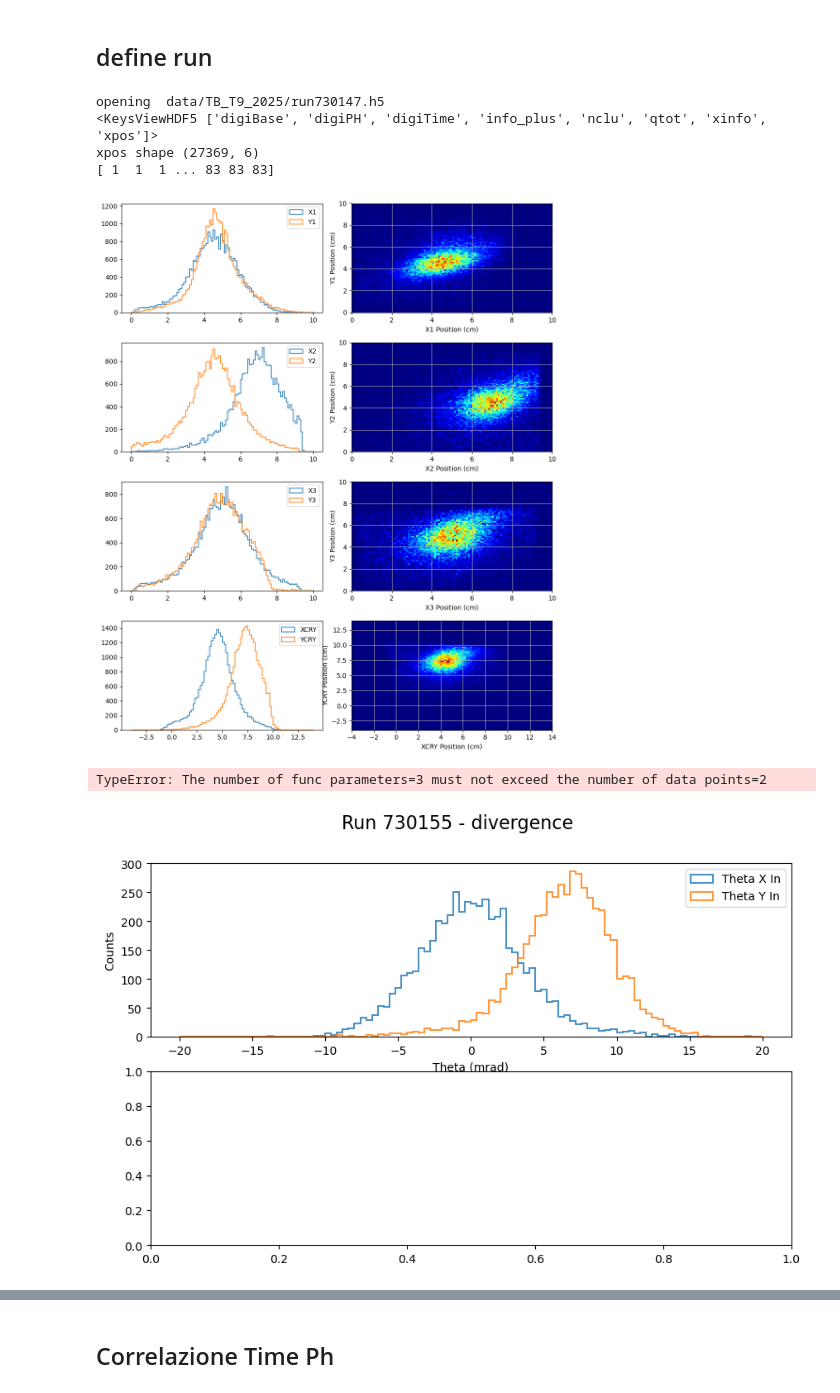
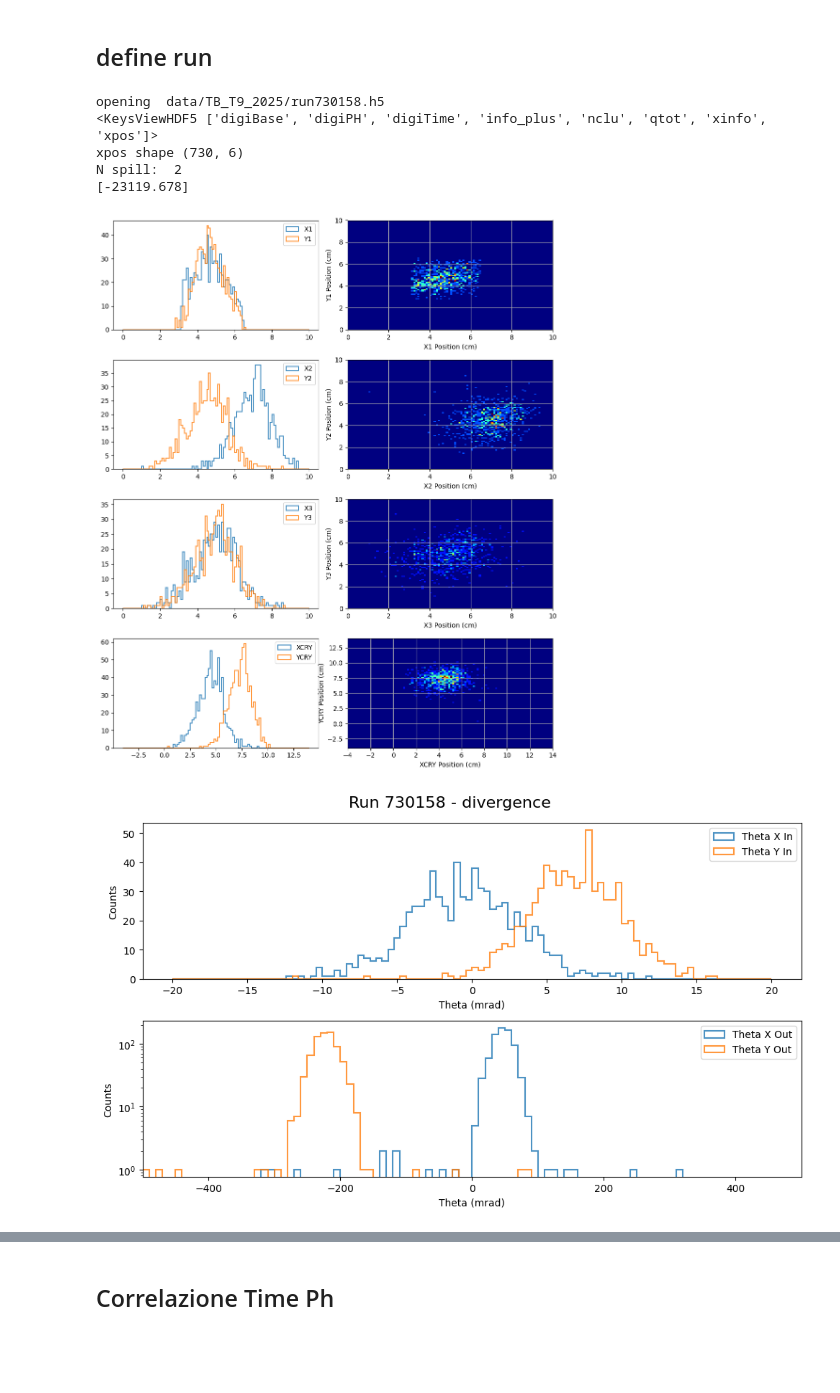
Before and after one commit to Ncanale/eplusBOOST_2025_T9, a Jupyter notebook: check_signal_epBOOST.ipynb, the cells around one changed output, grey strips where cells are left out. Cells and saved outputs as stored; diff of their text form; code cells hidden in the pictures; blank space fills up the shorter version.

```diff
--- a/check_signal_epBOOST.ipynb
+++ b/check_signal_epBOOST.ipynb
@@ -22,7 +22,7 @@ def get_theta_angles(x1, y1, x2, y2, d):
 # %% [markdown]
 ## define run
 # %%
-run_number = 730156
+run_number = 730158
 
 d12 = 330 ## cm
 d23 = 66.8
@@ -49,6 +49,7 @@ tmis =[]
 qtots =[]
 nclus = []
 info_pluss =[]
+xinfos =[]
 with h5py.File(data_path, 'r', libver='latest', swmr=True) as hf:
     print(hf.keys())
     hf["xpos"].shape
@@ -59,6 +60,7 @@ with h5py.File(data_path, 'r', libver='latest', swmr=True) as hf:
     qtots.append(np.array(hf['qtot'])) # from 24
     nclus.append(np.array(hf['nclu'])) # from 24
     info_pluss.append(np.array(hf['info_plus']))
+    xinfos.append(np.array(hf['xinfo']))
     #for k in hf.keys():
     #    comand = f'{k} = np.array(hf["{k}"])'
         # print(comand)
@@ -69,7 +71,10 @@ tm = np.concatenate(tmis,axis=0)
 qtot = np.concatenate(qtots,axis=0)
 nclu = np.concatenate(nclus,axis=0)
 info_plus = np.concatenate(info_pluss,axis=0)
+xinfo = np.concatenate(xinfos,axis=0)
 print('xpos shape', xpos.shape)
+print('N spill: ', info_plus[:,0][-1])
+print(np.unique(xinfo[:,1]))
 
 x1 = xpos[:,1]
 y1 = xpos[:,0]
@@ -92,10 +97,11 @@ theta_x_out, theta_y_out = get_theta_angles(xcry, ycry, x3, y3, dc3)
 ph_calo_photon = ph[:,2]
 ph_cherry1 = ph[:,0]
 # %% [output]
-opening  data/TB_T9_2025/run730147.h5
+opening  data/TB_T9_2025/run730158.h5
 <KeysViewHDF5 ['digiBase', 'digiPH', 'digiTime', 'info_plus', 'nclu', 'qtot', 'xinfo', 'xpos']>
-xpos shape (27369, 6)
-[ 1  1  1 ... 83 83 83]
+xpos shape (730, 6)
+N spill:  2
+[-23119.678]
 # %%
 fig, ax = plt.subplots(4,2,figsize=(10, 12))
 ax = ax.flatten()
@@ -134,7 +140,7 @@ ax[7].grid()
 plt.tight_layout()
 plt.show()
 # %% [output]
-[figure, old version]
+[figure, new version]
 # %%
 def Gauss(x, a, mu, sigma):
     return a * np.exp(-(x - mu)**2 / (2 * sigma**2))
@@ -182,31 +188,30 @@ def fit_theta(theta, ax, d):
 # %%
 fig, ax = plt.subplots(2, figsize=(10, 6))
 fig.suptitle(f'Run {run_number} - divergence ', fontsize=16)
 ax[0].hist(theta_x_in*1e3, bins=100, range=(-20, 20), label='Theta X In', **opt_hist)
 ax[0].hist(theta_y_in*1e3, bins=100, range=(-20, 20), label='Theta Y In', **opt_hist)
 ax[0].legend()
 ax[0].set_xlabel('Theta (mrad)')
 ax[0].set_ylabel('Counts')
 
-fit_theta(theta_x_in*1e3, ax[0], d12)
+# fit_theta(theta_x_in*1e3, ax[0], d12)
 print()
 # fit_theta(theta_y_in*1e3, ax[0], d12)
 # print(max(theta_x_in)*1e3, max(theta_y_in)*1e3)
 
 ax[1].hist(theta_x_out*1e3, bins=100, range=(-500, 500), label='Theta X Out', **opt_hist)
 ax[1].hist(theta_y_out*1e3, bins=100, range=(-500, 500), label='Theta Y Out', **opt_hist)
 ax[1].legend()
 ax[1].set_xlabel('Theta (mrad)')
 ax[1].set_ylabel('Counts')
 ax[1].set_yscale('log')
 ax[1].set_xlim(-500, 500)
 
 
 plt.tight_layout()
 plt.show()
 # %% [output]
-TypeError: The number of func parameters=3 must not exceed the number of data points=2
-[figure, old version]
+[figure, new version]
 # %%
 fig, ax = plt.subplots(3,2,figsize=(10, 6))
 ax = ax.flatten()
```
Also changed, not shown: parts of 14 cells of this notebook, 2 other files.
